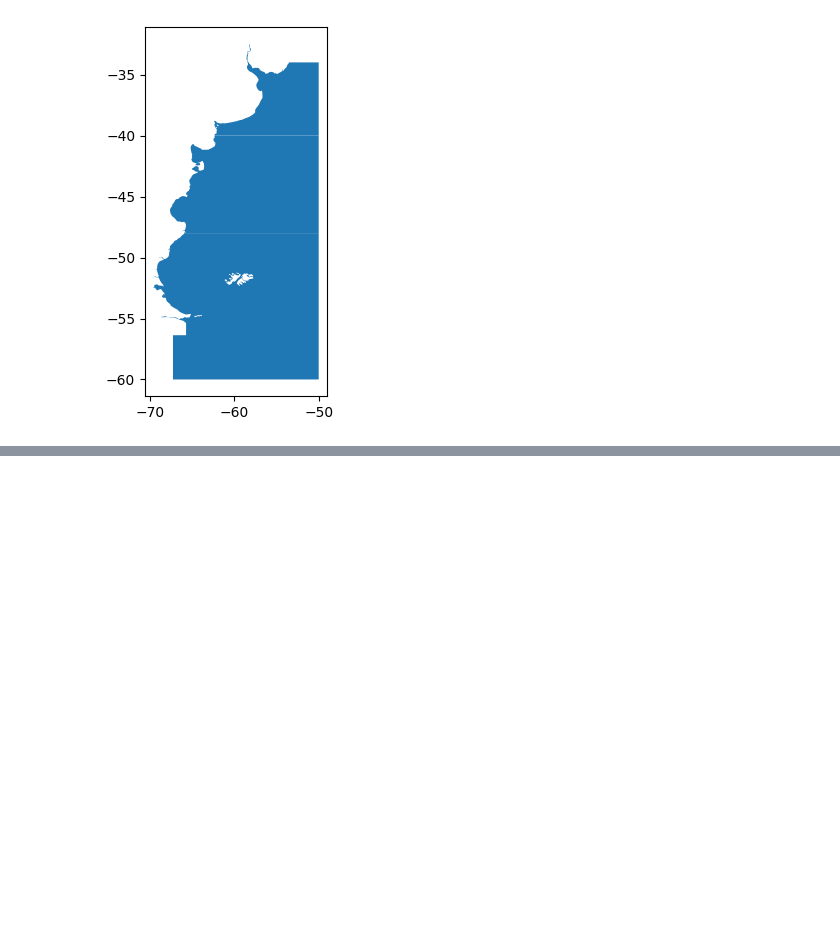
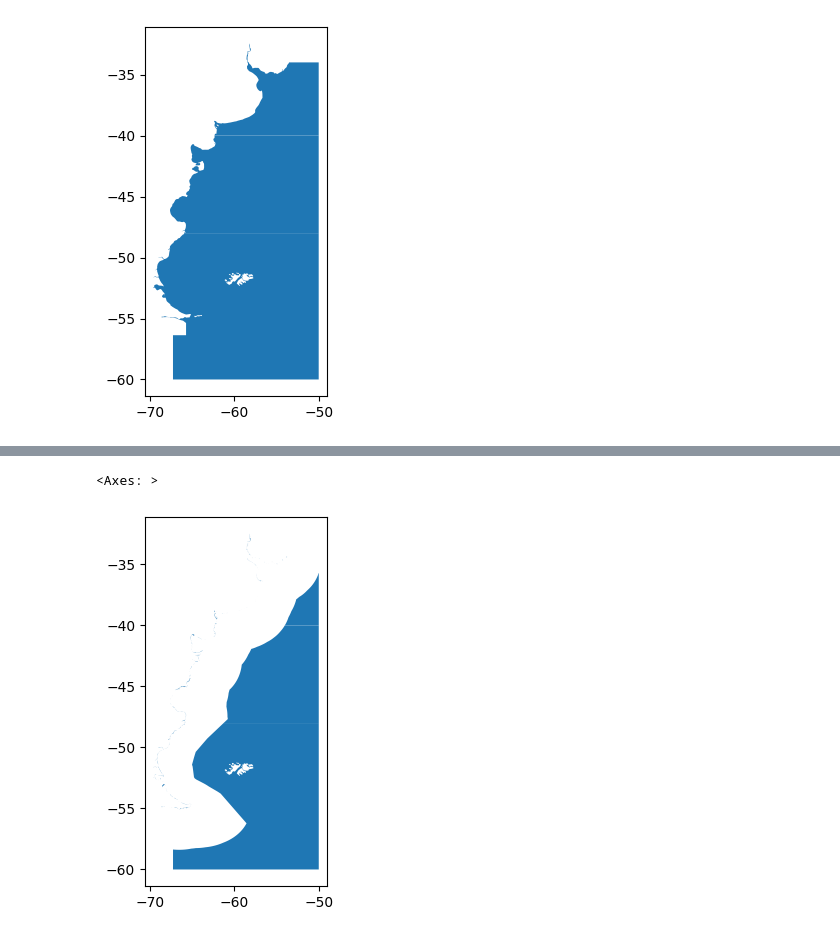
Before and after one commit to rubarriuso/TFM, a Jupyter notebook: prueba_areas_SWA.ipynb, the cells around one changed output, grey strips where cells are left out. Drawn from its saved outputs; the diff is of its cells as text; code cells hidden in the pictures; blank space fills up the shorter version.

```diff
--- a/prueba_areas_SWA.ipynb
+++ b/prueba_areas_SWA.ipynb
@@ -31,8 +37,10 @@ EPSG:4326
 # %%
 eez_falk = eez_clipped[eez_clipped['GEONAME'] == "Overlapping claim Falkland / Malvinas Islands: United Kingdom / Argentina"]
 eez_no_falk = eez_clipped[eez_clipped['GEONAME'] != "Overlapping claim Falkland / Malvinas Islands: United Kingdom / Argentina"].copy()
 fao_minus_eez = gpd.overlay(FAO_41_Sub_32_31_23, eez_no_falk, how='difference')
-fao_minus_eez.plot()
+# %% [output]
+<Axes: >
+[figure, added]
 # %%
 land_polygons = gpd.read_file("./resources/OpenStreet_features/land-polygons-complete-4326/land_polygons.shp", bbox=bbox)
 land_clipped = gpd.clip(land_polygons, bbox_geom)
```
Also changed, not shown: parts of 4 cells of this notebook, 2 other files.
